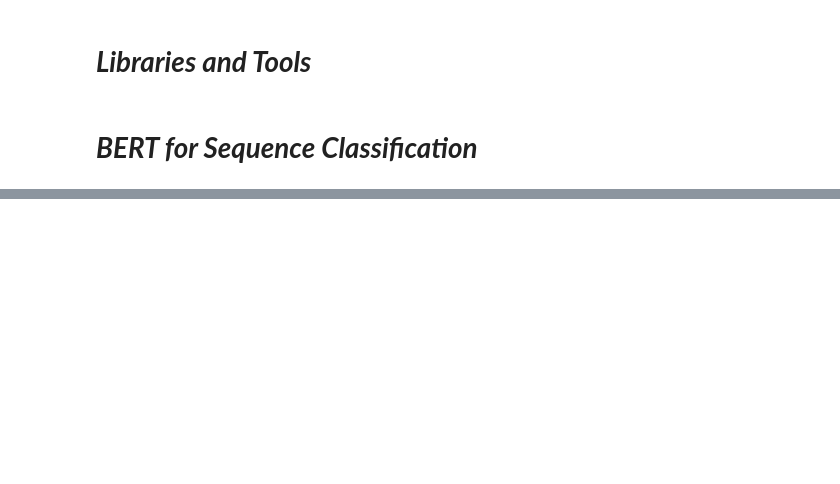
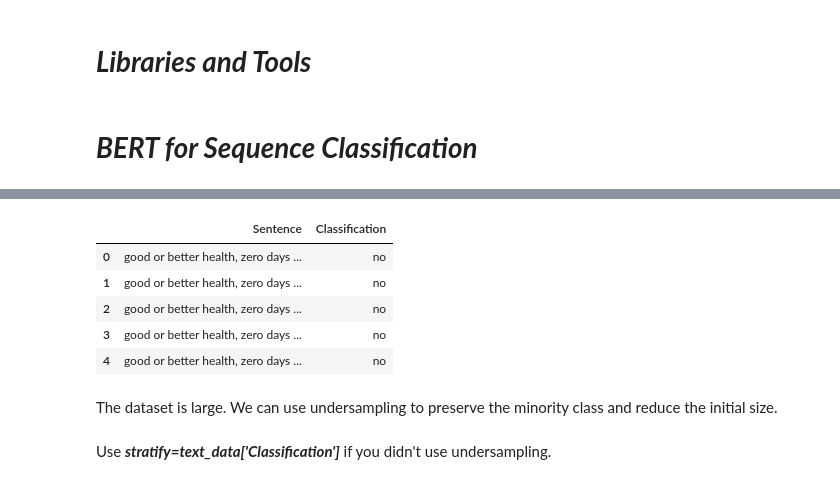
Before and after one commit to GeorgeM2000/CDC-BRFSS-2022-Analysis, a Jupyter notebook: BERT_Sequence_Classification.ipynb, the cells around one changed output, grey strips where cells are left out. Drawn from its saved outputs; the diff is of its cells as text; code cells hidden in the pictures; blank space fills up the shorter version.

```diff
--- a/BERT_Sequence_Classification.ipynb
+++ b/BERT_Sequence_Classification.ipynb
@@ -67,0 +53,16 @@ print(classification_report(true_labels, predictions))
+# %%
+def preprocess_text(text):
+    return text.lower()
+# %%
+text_data['Sentence'] = text_data['Sentence'].apply(preprocess_text)
+# %%
+text_data.head()
+# %% [output]
+|  | Sentence | Classification |
+| 0 | good or better health, zero days ... | no |
+| 1 | good or better health, zero days ... | no |
+| 2 | good or better health, zero days ... | no |
+| 3 | good or better health, zero days ... | no |
+| 4 | good or better health, zero days ... | no |
+# %% [markdown]
+The dataset is large. We can use undersampling to preserve the minority class and reduce the initial size.
@@ -67,0 +76,2 @@ print(classification_report(true_labels, predictions))
+# %% [markdown]
+Use ***stratify=text_data['Classification']*** if you didn't use undersampling.
```
Also changed, not shown: parts of 19 cells of this notebook.
